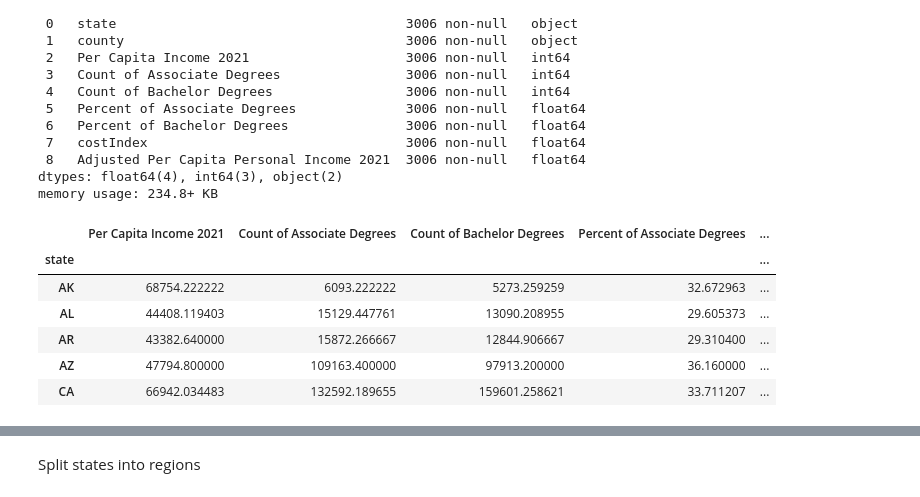
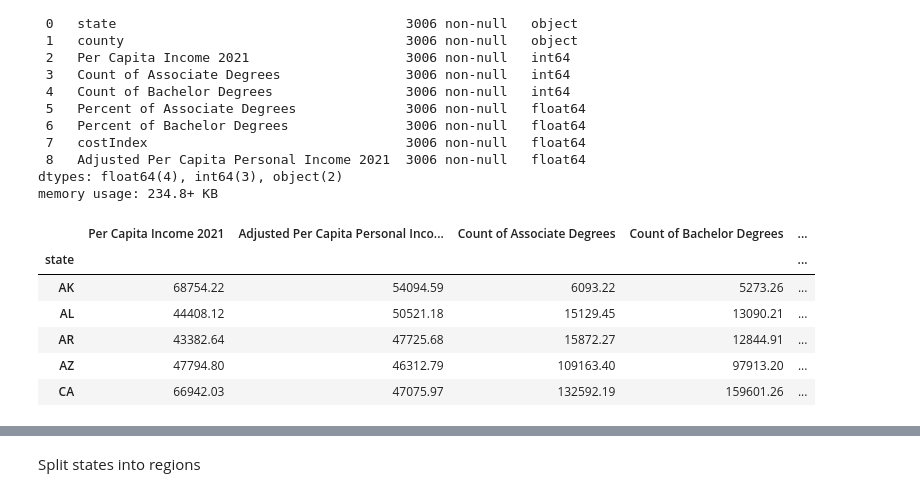
Before and after one commit to Amyebaker/Project1, a Jupyter notebook: Project test-updated.ipynb, the cells around one changed output, grey strips where cells are left out. Cells and saved outputs as stored; diff of their text form; code cells hidden in the pictures.

```diff
--- a/Project test-updated.ipynb
+++ b/Project test-updated.ipynb
@@ -226,15 +226,22 @@ Data columns (total 9 columns):
  8   Adjusted Per Capita Personal Income 2021  3006 non-null   float64
 dtypes: float64(4), int64(3), object(2)
 memory usage: 234.8+ KB
+# %%
+# adding column for no college percent
+final_df['Percent of No College'] = \
+100 - final_df['Percent of Associate Degrees'] - final_df['Percent of Bachelor Degrees']
+# %%
+# rearranging columns
+final_df = final_df.iloc[:,[0,1,2,8,3,4,9,5,6,7]]
 # %%
 # Using the group by to find the averages by state
-state_avgs = final_df.groupby(["state"]).mean()
+state_avgs = round(final_df.groupby(["state"]).mean(),2)
 state_avgs.head()
 # %% [output]
-|  | Per Capita Income 2021 | Count of Associate Degrees | Count of Bachelor Degrees | Percent of Associate Degrees | ... |
+|  | Per Capita Income 2021 | Adjusted Per Capita Personal Inco... | Count of Associate Degrees | Count of Bachelor Degrees | ... |
 | state |  |  |  |  | ... |
-| AK | 68754.222222 | 6093.222222 | 5273.259259 | 32.672963 | ... |
-| AL | 44408.119403 | 15129.447761 | 13090.208955 | 29.605373 | ... |
-| AR | 43382.640000 | 15872.266667 | 12844.906667 | 29.310400 | ... |
-| AZ | 47794.800000 | 109163.400000 | 97913.200000 | 36.160000 | ... |
-| CA | 66942.034483 | 132592.189655 | 159601.258621 | 33.711207 | ... |
+| AK | 68754.22 | 54094.59 | 6093.22 | 5273.26 | ... |
+| AL | 44408.12 | 50521.18 | 15129.45 | 13090.21 | ... |
+| AR | 43382.64 | 47725.68 | 15872.27 | 12844.91 | ... |
+| AZ | 47794.80 | 46312.79 | 109163.40 | 97913.20 | ... |
+| CA | 66942.03 | 47075.97 | 132592.19 | 159601.26 | ... |
```
Also changed, not shown: parts of 6 cells of this notebook, 1 other file.
